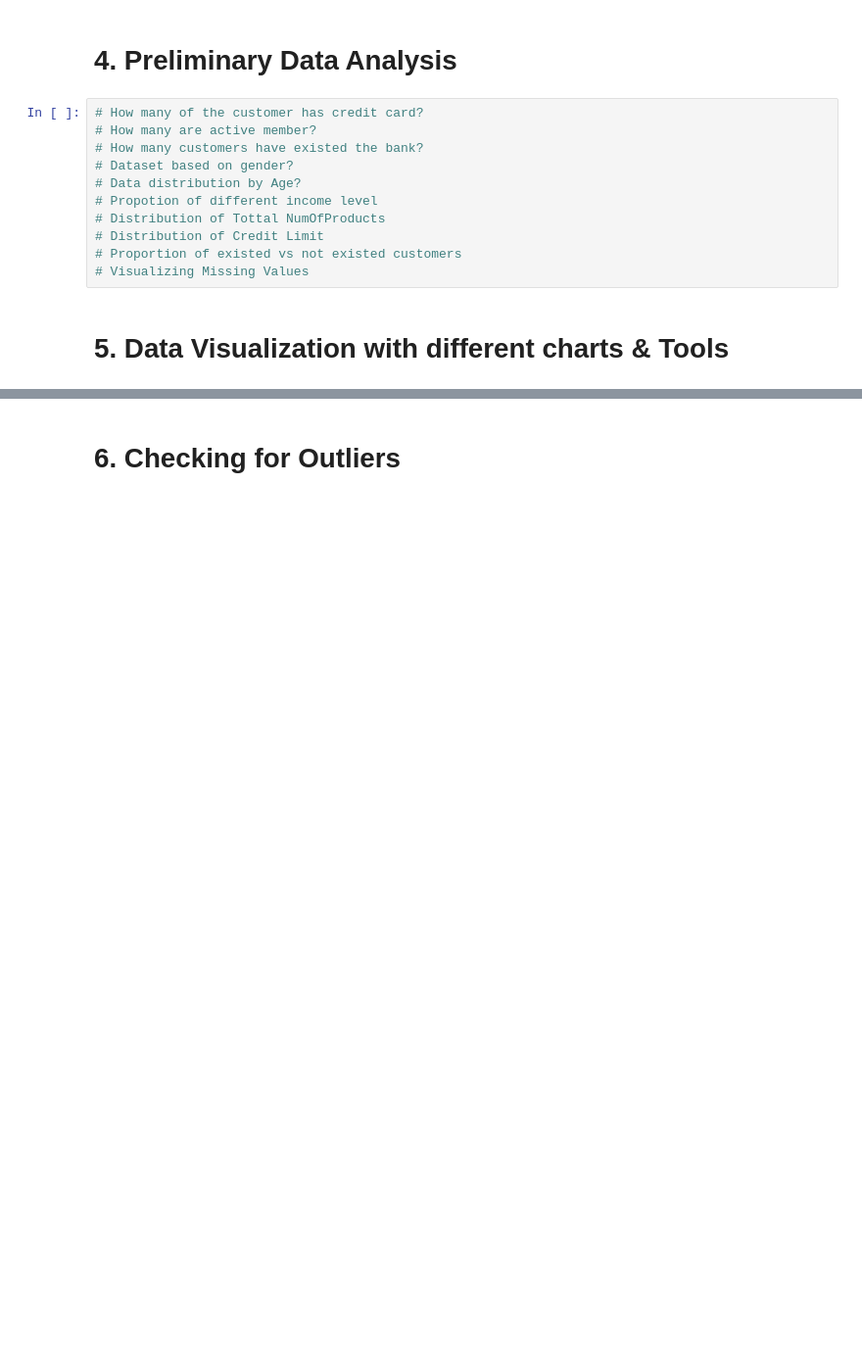
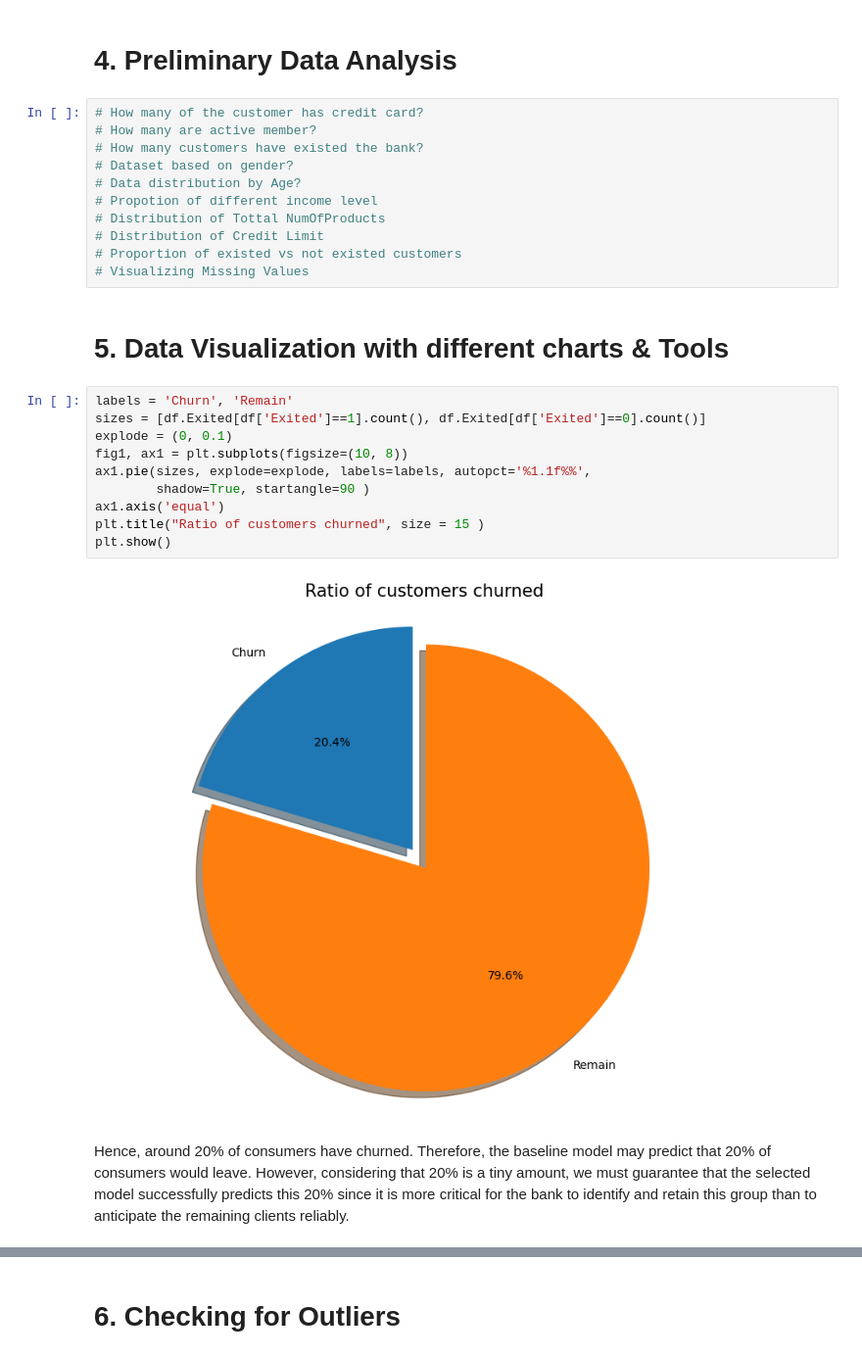
Before and after one commit to EmilyCaroline/BankCustomerChurnPrediction, a Jupyter notebook: main.ipynb, the cells around one changed output, grey strips where cells are left out. Shown at 98% size. Saved outputs shown, nothing was run; the diff lists cells and outputs as text; blank space fills up the shorter version.

Commit message:
data visualization

```diff
--- a/main.ipynb
+++ b/main.ipynb
@@ -178,3 +175,17 @@ In this dataset, there is no missing values. Therefore, it is not necessary to r
 # Visualizing Missing Values
 # %% [markdown]
 # 5. Data Visualization with different charts & Tools
+# %%
+labels = 'Churn', 'Remain'
+sizes = [df.Exited[df['Exited']==1].count(), df.Exited[df['Exited']==0].count()]
+explode = (0, 0.1)
+fig1, ax1 = plt.subplots(figsize=(10, 8))
+ax1.pie(sizes, explode=explode, labels=labels, autopct='%1.1f%%',
+        shadow=True, startangle=90 )
+ax1.axis('equal')
+plt.title("Ratio of customers churned", size = 15 )
+plt.show()
+# %% [output]
+[figure, added]
+# %% [markdown]
+Hence, around 20% of consumers have churned. Therefore, the baseline model may predict that 20% of consumers would leave. However, considering that 20% is a tiny amount, we must guarantee that the selected model successfully predicts this 20% since it is more critical for the bank to identify and retain this group than to anticipate the remaining clients reliably.
```
Also changed, not shown: parts of 20 cells of this notebook.
